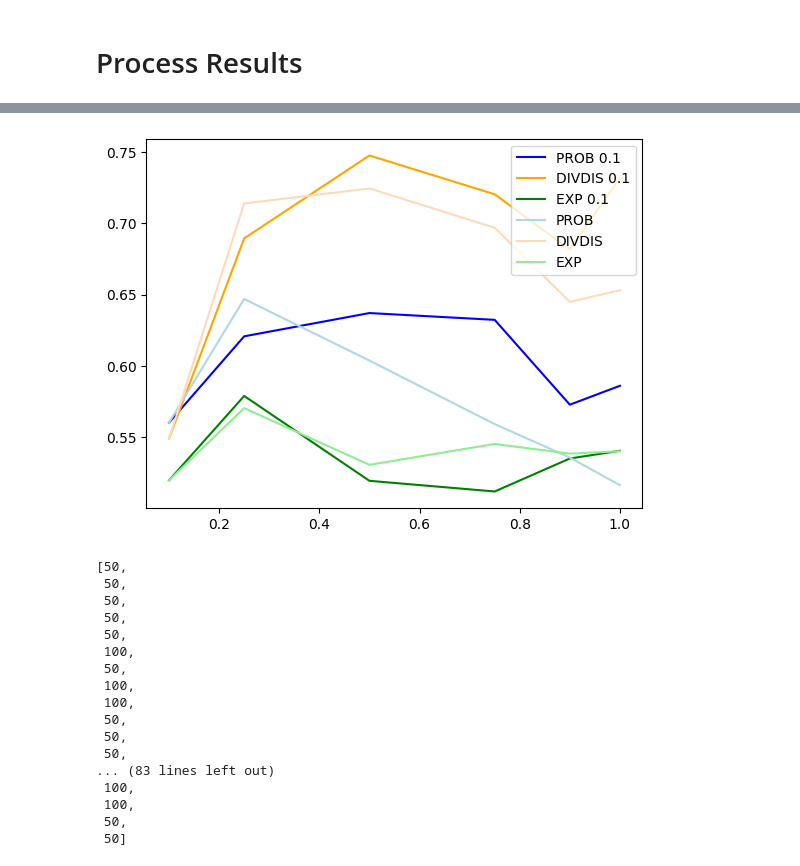
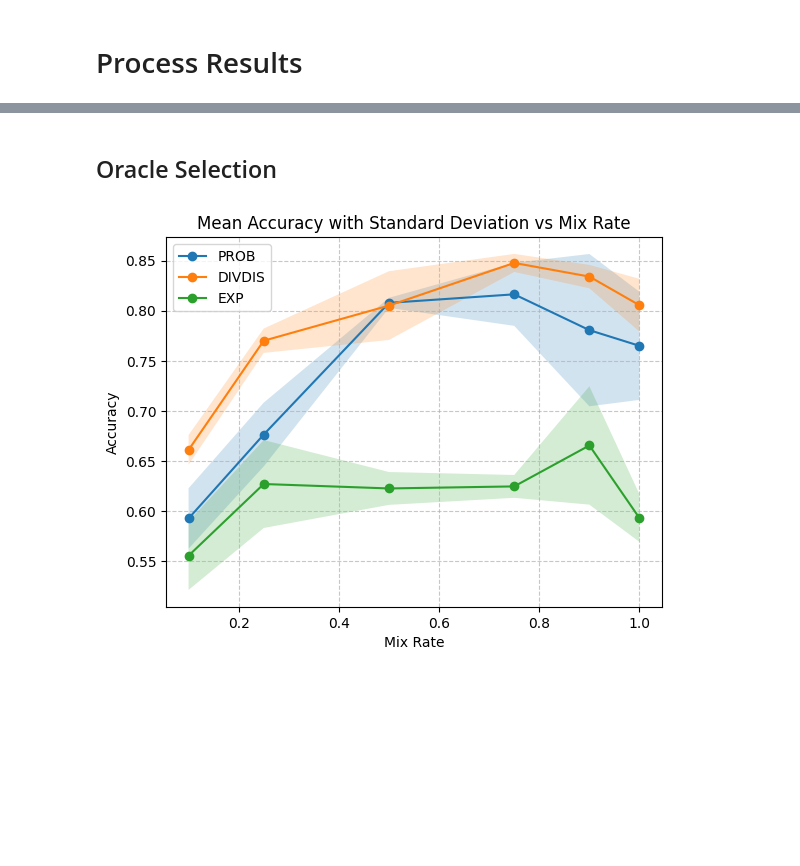
Before and after one commit to oliveradk/diverse-gen, a Jupyter notebook: cifar_mnist_sweep.ipynb, the cells around one changed output, grey strips where cells are left out. Saved outputs shown, nothing was run; the diff lists cells and outputs as text; code cells hidden in the pictures; blank space fills up the shorter version.

```diff
--- a/cifar_mnist_sweep.ipynb
+++ b/cifar_mnist_sweep.ipynb
@@ -235,19 +223,21 @@ results_fixed_lower_bound = {k: dict(v) for k, v in results_fixed_lower_bound.it
 # %%
-# plot mean accuracy with dotted standard deviation for each method type at each mix rate
-for loss_type, loss_results in results.items():
-    mix_rates = sorted(loss_results.keys())
-    means = [np.mean(loss_results[mix_rate]) for mix_rate in mix_rates]
-    stds = [np.std(loss_results[mix_rate]) for mix_rate in mix_rates]
+def plot_acc_results(results: dict):
+    # plot mean accuracy with dotted standard deviation for each method type at each mix rate
+    for loss_type, loss_results in results.items():
+        mix_rates = sorted(loss_results.keys())
+        means = [np.mean(loss_results[mix_rate]) for mix_rate in mix_rates]
+        stds = [np.std(loss_results[mix_rate]) for mix_rate in mix_rates]
+        if isinstance(loss_type, LossType):
+            loss_type = loss_type.name
+        plt.plot(mix_rates, means, label=loss_type, marker='o')
+        plt.fill_between(mix_rates,
+                        [m - s for m, s in zip(means, stds)],
+                        [m + s for m, s in zip(means, stds)],
+                        alpha=0.2)
 
-    plt.plot(mix_rates, means, label=loss_type.name, marker='o')
-    plt.fill_between(mix_rates,
-                     [m - s for m, s in zip(means, stds)],
-                     [m + s for m, s in zip(means, stds)],
-                     alpha=0.2)
-
-plt.xlabel('Mix Rate')
-plt.ylabel('Accuracy')
-plt.title('Mean Accuracy with Standard Deviation vs Mix Rate')
-plt.legend()
-plt.grid(True, linestyle='--', alpha=0.7)
-plt.show()
+    plt.xlabel('Mix Rate')
+    plt.ylabel('Accuracy')
+    plt.title('Mean Accuracy with Standard Deviation vs Mix Rate')
+    plt.legend()
+    plt.grid(True, linestyle='--', alpha=0.7)
+    plt.show()
@@ -256,33 +244,9 @@ plt.show()
-# %%
-results_lower_bound_0_1 = results_fixed_lower_bound[0.1]
-# plot mean accuracy for each method type at each mix rate
-color_map = {LossType.PROB: "blue", LossType.DIVDIS: "orange", LossType.EXP: "green"}
-off_colors = {LossType.PROB: "lightblue", LossType.DIVDIS: "peachpuff", LossType.EXP: "lightgreen"}
-for loss_type, loss_results in results_lower_bound_0_1.items():
-    plt.plot(sorted(loss_results.keys()), [np.mean(loss_results[mix_rate]) for mix_rate in sorted(loss_results.keys())], label=f"{loss_type.name} 0.1", color=color_map[loss_type])
-for loss_type, loss_results in results.items():
-    plt.plot(sorted(loss_results.keys()), [np.mean(loss_results[mix_rate]) for mix_rate in sorted(loss_results.keys())], label=loss_type.name, color=off_colors[loss_type])
-plt.legend()
-plt.show()
-# %% [output]
-[figure, removed]
-# %%
-[exp.epochs for exp in experiments]
-# %% [output]
-[50,
- 50,
- 50,
- 50,
- 50,
- 100,
- 50,
- 100,
- 100,
- 50,
- 50,
- 50,
-... (83 lines left out)
- 100,
- 100,
- 50,
- 50]
+# %% [markdown]
+## Oracle Selection
+# %%
+results = get_acc_results(experiments)
+results_fixed_lower_bound = {lb: get_acc_results(experiments, lower_bound=lb) for lb in mix_rate_lower_bounds}
+# %%
+plot_acc_results(results)
+# %% [output]
+[figure, added]
```
Also changed, not shown: parts of 23 cells of this notebook, 3 other files.
